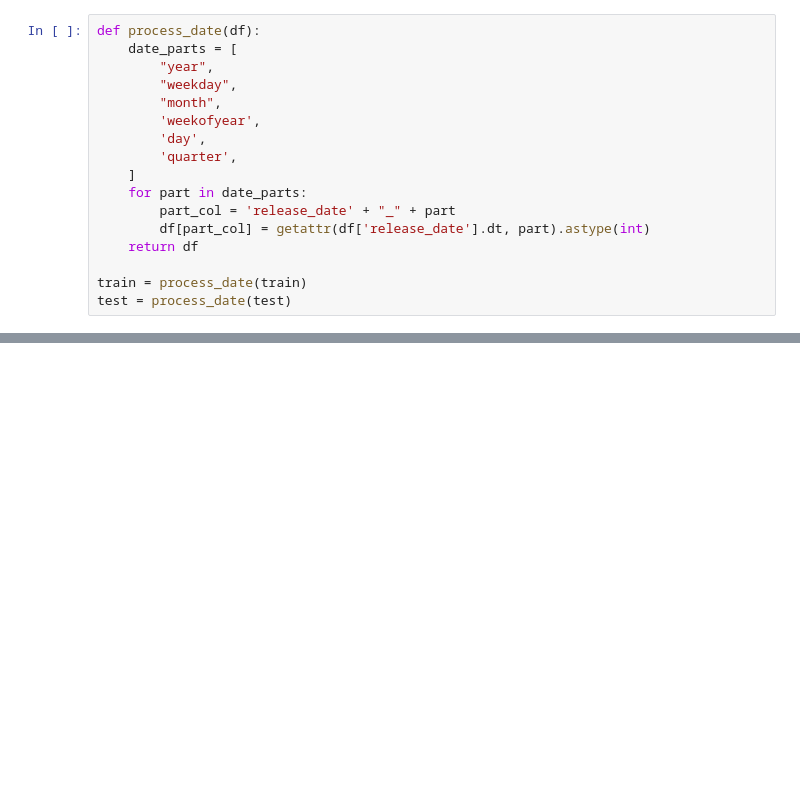
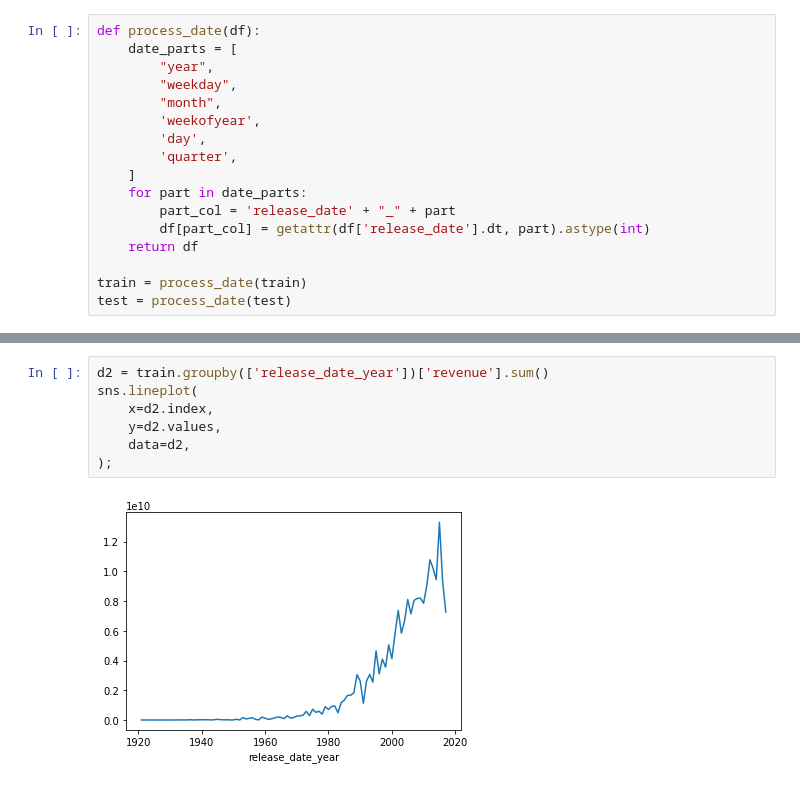
Before and after one commit to akiabe/kaggle_tmdb-box-office, a Jupyter notebook: notebooks/EDA_FeatEng_and_Modeling.ipynb, the cells around one changed output, grey strips where cells are left out. Drawn from its saved outputs; the diff is of its cells as text; blank space fills up the shorter version.

```diff
--- a/notebooks/EDA_FeatEng_and_Modeling.ipynb
+++ b/notebooks/EDA_FeatEng_and_Modeling.ipynb
@@ -830,0 +857,9 @@ d2 = test['release_date_year'].value_counts().sort_index()
+# %%
+d2 = train.groupby(['release_date_year'])['revenue'].sum()
+sns.lineplot(
+    x=d2.index,
+    y=d2.values,
+    data=d2,
+);
+# %% [output]
+[figure, added]
```
Also changed, not shown: parts of 45 cells of this notebook.
